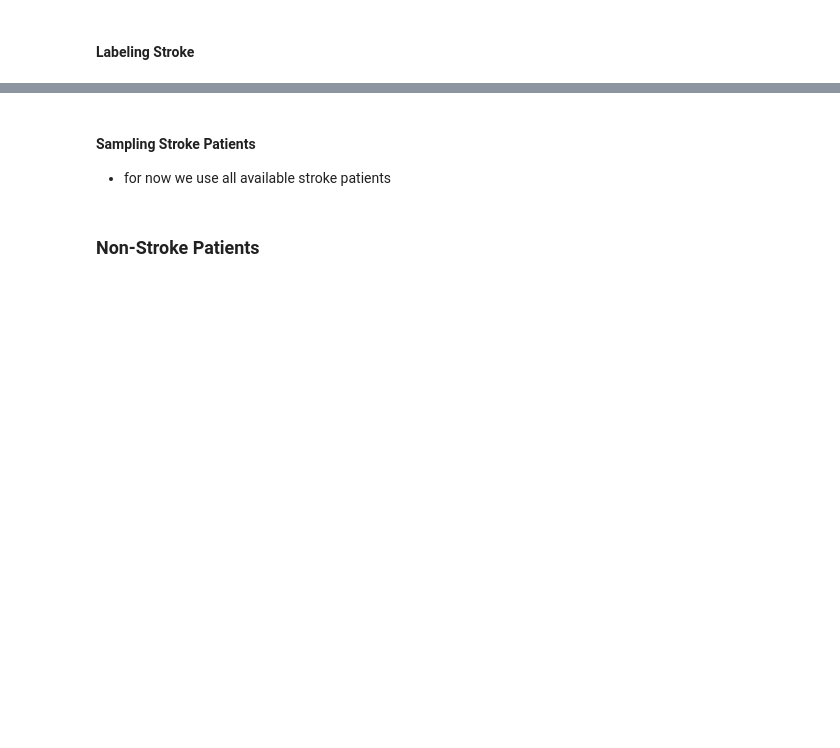
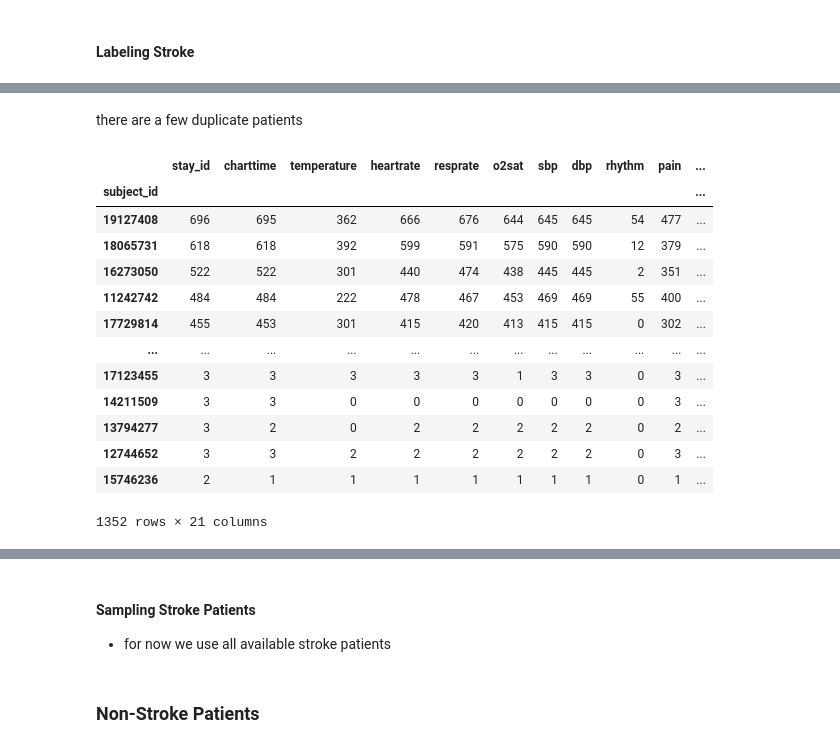
Before and after one commit to Zfeng0207/FIT3199-FYP, a Jupyter notebook: 00_data_labeling_and_sampling.ipynb, the cells around one changed output, grey strips where cells are left out. Drawn from its saved outputs; the diff is of its cells as text; code cells hidden in the pictures; blank space fills up the shorter version.

```diff
--- a/00_data_labeling_and_sampling.ipynb
+++ b/00_data_labeling_and_sampling.ipynb
@@ -256,0 +366,19 @@ labeled_stroke_df
+# %% [markdown]
+there are a few duplicate patients
+# %%
+filtered_df.groupby('subject_id').count().sort_values(by='Stroke_Y/N', ascending=False)
+# %% [output]
+|  | stay_id | charttime | temperature | heartrate | resprate | o2sat | sbp | dbp | rhythm | pain | ... |
+| subject_id |  |  |  |  |  |  |  |  |  |  | ... |
+| 19127408 | 696 | 695 | 362 | 666 | 676 | 644 | 645 | 645 | 54 | 477 | ... |
+| 18065731 | 618 | 618 | 392 | 599 | 591 | 575 | 590 | 590 | 12 | 379 | ... |
+| 16273050 | 522 | 522 | 301 | 440 | 474 | 438 | 445 | 445 | 2 | 351 | ... |
+| 11242742 | 484 | 484 | 222 | 478 | 467 | 453 | 469 | 469 | 55 | 400 | ... |
+| 17729814 | 455 | 453 | 301 | 415 | 420 | 413 | 415 | 415 | 0 | 302 | ... |
+| ... | ... | ... | ... | ... | ... | ... | ... | ... | ... | ... | ... |
+| 17123455 | 3 | 3 | 3 | 3 | 3 | 1 | 3 | 3 | 0 | 3 | ... |
+| 14211509 | 3 | 3 | 0 | 0 | 0 | 0 | 0 | 0 | 0 | 3 | ... |
+| 13794277 | 3 | 2 | 0 | 2 | 2 | 2 | 2 | 2 | 0 | 2 | ... |
+| 12744652 | 3 | 3 | 2 | 2 | 2 | 2 | 2 | 2 | 0 | 3 | ... |
+| 15746236 | 2 | 1 | 1 | 1 | 1 | 1 | 1 | 1 | 0 | 1 | ... |
+1352 rows × 21 columns
```
Also changed, not shown: parts of 71 cells of this notebook.
